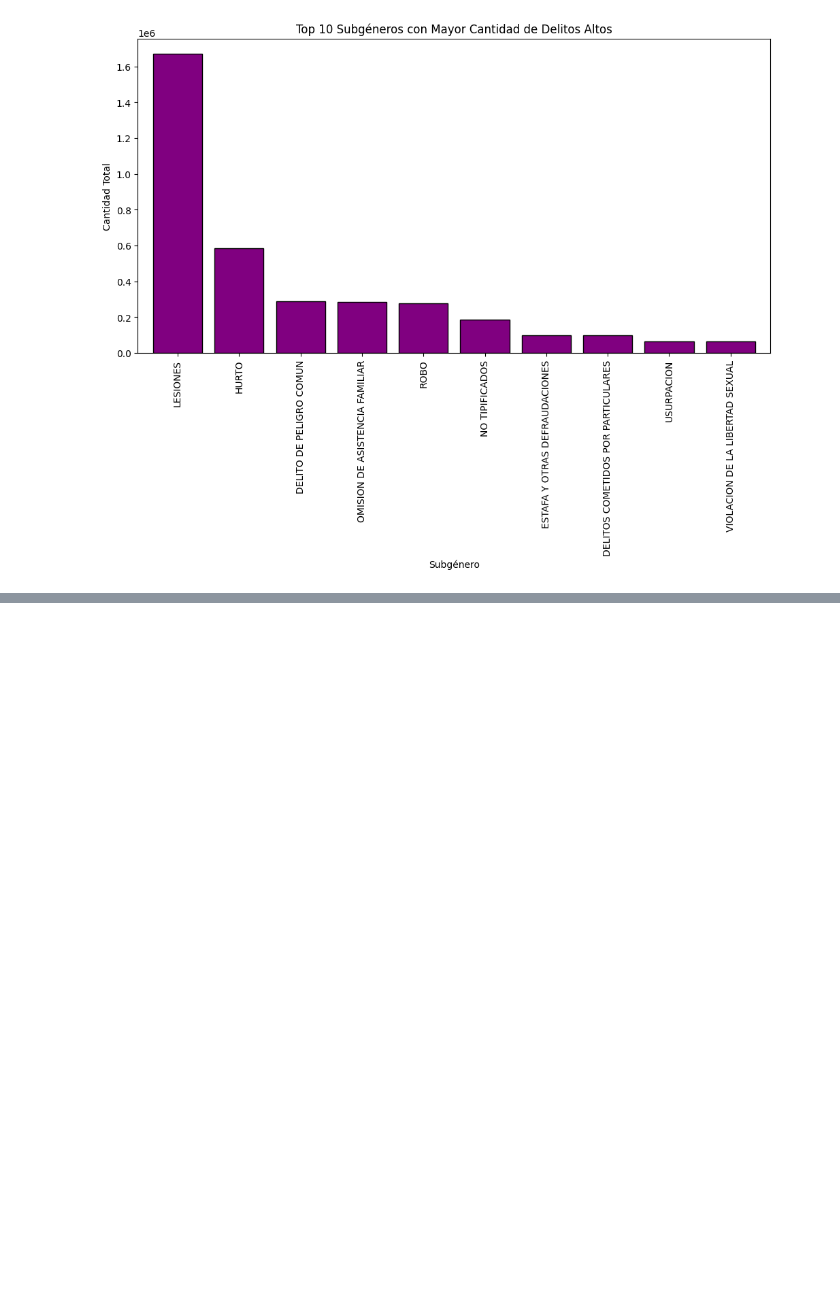
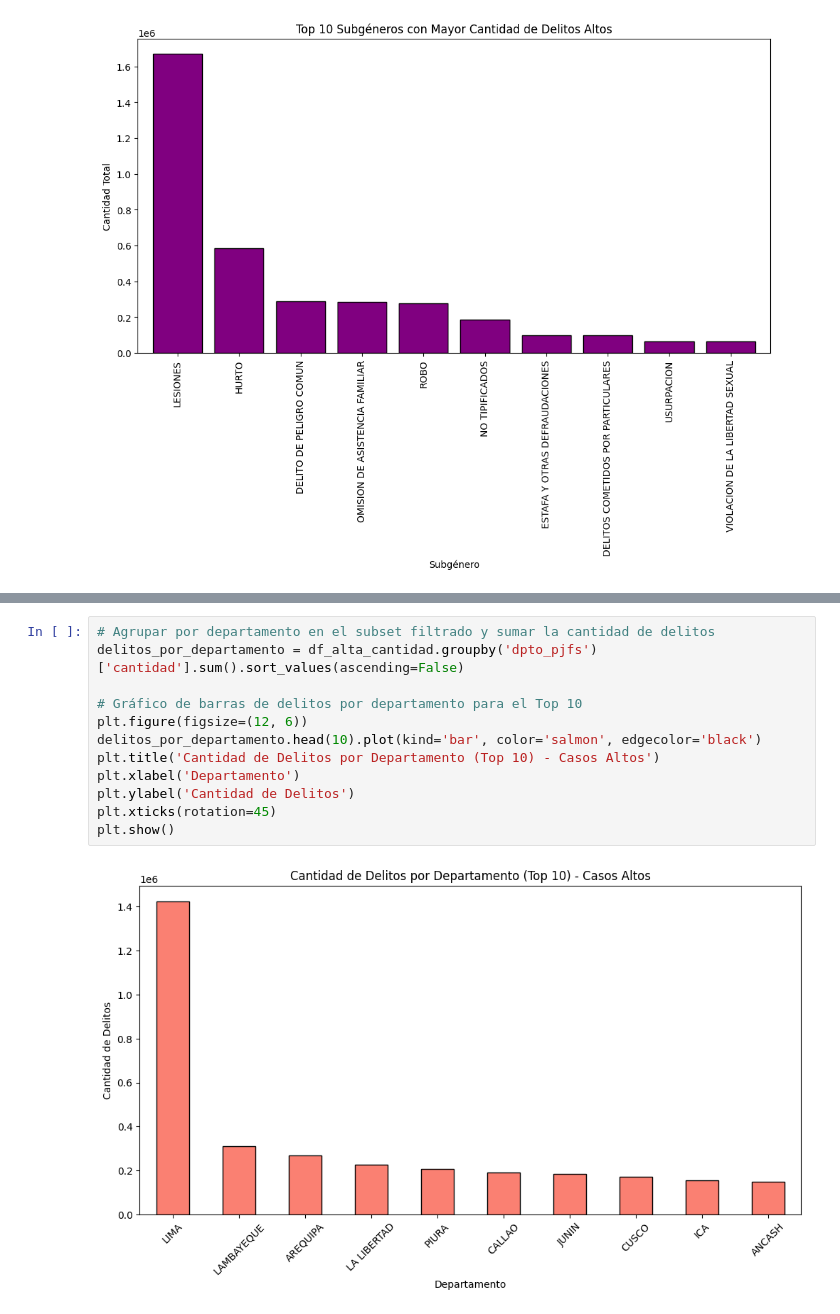
Before and after one commit to xKevO/Analisis_delitos_peru, a Jupyter notebook: delitos_peru.ipynb, the cells around one changed output, grey strips where cells are left out. Drawn from its saved outputs; the diff is of its cells as text; blank space fills up the shorter version.

```diff
--- a/delitos_peru.ipynb
+++ b/delitos_peru.ipynb
@@ -258 +277,15 @@ plt.show()
+# %%
+# Agrupar por departamento en el subset filtrado y sumar la cantidad de delitos
+delitos_por_departamento = df_alta_cantidad.groupby('dpto_pjfs')['cantidad'].sum().sort_values(ascending=False)
+
+# Gráfico de barras de delitos por departamento para el Top 10
+plt.figure(figsize=(12, 6))
+delitos_por_departamento.head(10).plot(kind='bar', color='salmon', edgecolor='black')
+plt.title('Cantidad de Delitos por Departamento (Top 10) - Casos Altos')
+plt.xlabel('Departamento')
+plt.ylabel('Cantidad de Delitos')
+plt.xticks(rotation=45)
+plt.show()
+# %% [output]
+[figure, added]
 # %%
```
Also changed, not shown: parts of 10 cells of this notebook, 5 other files.
